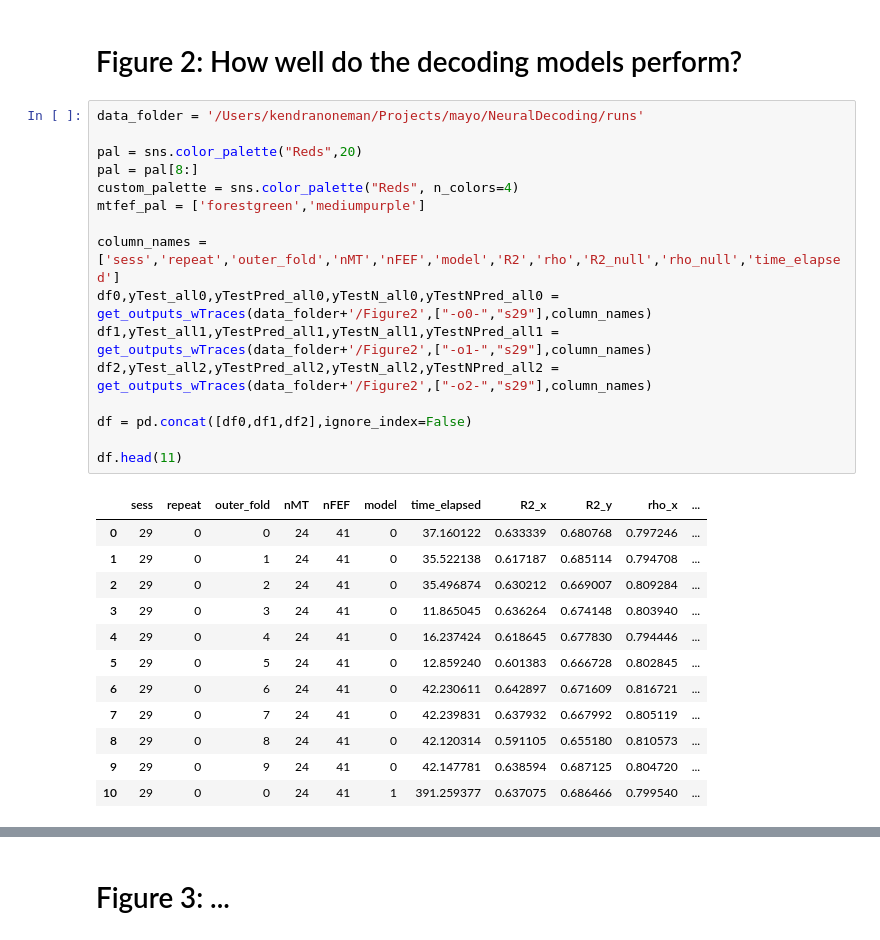
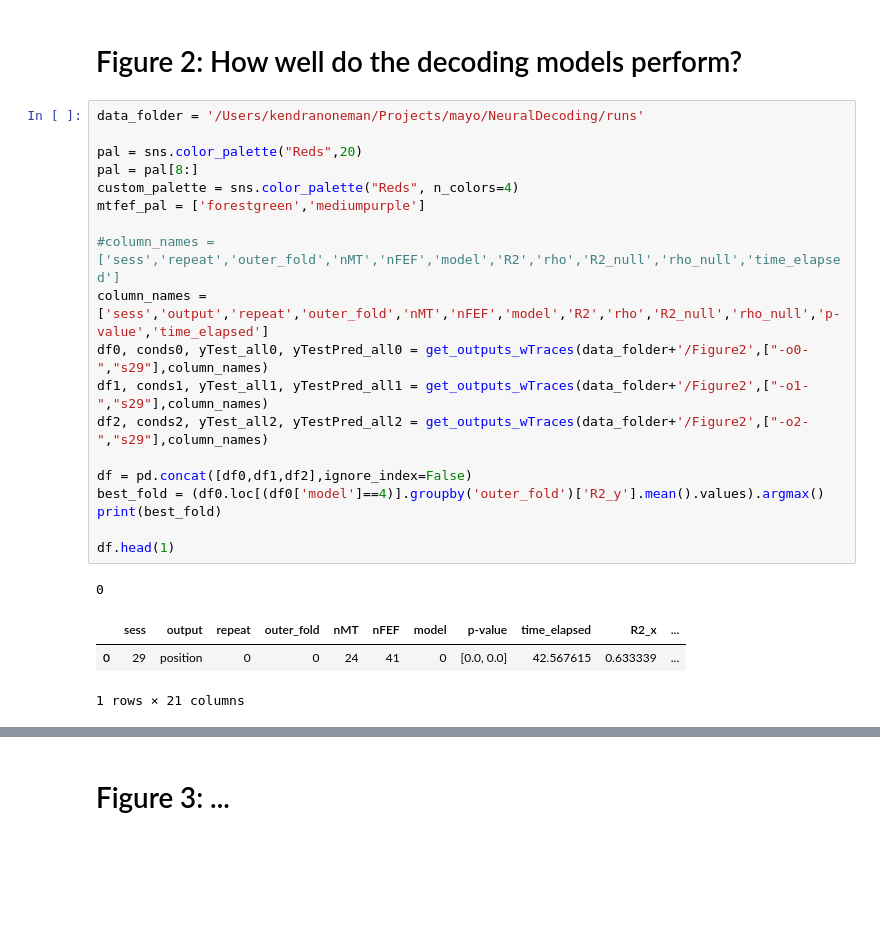
Before and after one commit to mayolabvision/NeuralDecoding, a Jupyter notebook: analyses/Manuscript_Plots.ipynb, the cells around one changed output, grey strips where cells are left out. Saved outputs shown, nothing was run; the diff lists cells and outputs as text; blank space fills up the shorter version.

```diff
--- a/analyses/Manuscript_Plots.ipynb
+++ b/analyses/Manuscript_Plots.ipynb
@@ -101,30 +97,25 @@ fig2.savefig(fig_folder+'/examp_eyepos.png', dpi=600, bbox_inches='tight')
 # %%
 data_folder = '/Users/kendranoneman/Projects/mayo/NeuralDecoding/runs'
 
 pal = sns.color_palette("Reds",20)
 pal = pal[8:]
 custom_palette = sns.color_palette("Reds", n_colors=4)
 mtfef_pal = ['forestgreen','mediumpurple']
 
-column_names = ['sess','repeat','outer_fold','nMT','nFEF','model','R2','rho','R2_null','rho_null','time_elapsed']
-df0,yTest_all0,yTestPred_all0,yTestN_all0,yTestNPred_all0 = get_outputs_wTraces(data_folder+'/Figure2',["-o0-","s29"],column_names)
-df1,yTest_all1,yTestPred_all1,yTestN_all1,yTestNPred_all1 = get_outputs_wTraces(data_folder+'/Figure2',["-o1-","s29"],column_names)
-df2,yTest_all2,yTestPred_all2,yTestN_all2,yTestNPred_all2 = get_outputs_wTraces(data_folder+'/Figure2',["-o2-","s29"],column_names)
+#column_names = ['sess','repeat','outer_fold','nMT','nFEF','model','R2','rho','R2_null','rho_null','time_elapsed']
+column_names = ['sess','output','repeat','outer_fold','nMT','nFEF','model','R2','rho','R2_null','rho_null','p-value','time_elapsed']
+df0, conds0, yTest_all0, yTestPred_all0 = get_outputs_wTraces(data_folder+'/Figure2',["-o0-","s29"],column_names)
+df1, conds1, yTest_all1, yTestPred_all1 = get_outputs_wTraces(data_folder+'/Figure2',["-o1-","s29"],column_names)
+df2, conds2, yTest_all2, yTestPred_all2 = get_outputs_wTraces(data_folder+'/Figure2',["-o2-","s29"],column_names)
 
 df = pd.concat([df0,df1,df2],ignore_index=False)
+best_fold = (df0.loc[(df0['model']==4)].groupby('outer_fold')['R2_y'].mean().values).argmax()
+print(best_fold)
 
-df.head(11)
+df.head(1)
 # %% [output]
+0
-|  | sess | repeat | outer_fold | nMT | nFEF | model | time_elapsed | R2_x | R2_y | rho_x | ... |
-| 0 | 29 | 0 | 0 | 24 | 41 | 0 | 37.160122 | 0.633339 | 0.680768 | 0.797246 | ... |
-| 1 | 29 | 0 | 1 | 24 | 41 | 0 | 35.522138 | 0.617187 | 0.685114 | 0.794708 | ... |
-| 2 | 29 | 0 | 2 | 24 | 41 | 0 | 35.496874 | 0.630212 | 0.669007 | 0.809284 | ... |
-| 3 | 29 | 0 | 3 | 24 | 41 | 0 | 11.865045 | 0.636264 | 0.674148 | 0.803940 | ... |
-| 4 | 29 | 0 | 4 | 24 | 41 | 0 | 16.237424 | 0.618645 | 0.677830 | 0.794446 | ... |
-| 5 | 29 | 0 | 5 | 24 | 41 | 0 | 12.859240 | 0.601383 | 0.666728 | 0.802845 | ... |
-| 6 | 29 | 0 | 6 | 24 | 41 | 0 | 42.230611 | 0.642897 | 0.671609 | 0.816721 | ... |
-| 7 | 29 | 0 | 7 | 24 | 41 | 0 | 42.239831 | 0.637932 | 0.667992 | 0.805119 | ... |
-| 8 | 29 | 0 | 8 | 24 | 41 | 0 | 42.120314 | 0.591105 | 0.655180 | 0.810573 | ... |
-| 9 | 29 | 0 | 9 | 24 | 41 | 0 | 42.147781 | 0.638594 | 0.687125 | 0.804720 | ... |
-| 10 | 29 | 0 | 0 | 24 | 41 | 1 | 391.259377 | 0.637075 | 0.686466 | 0.799540 | ... |
+|  | sess | output | repeat | outer_fold | nMT | nFEF | model | p-value | time_elapsed | R2_x | ... |
+| 0 | 29 | position | 0 | 0 | 24 | 41 | 0 | [0.0, 0.0] | 42.567615 | 0.633339 | ... |
+1 rows × 21 columns
 # %%
```
Also changed, not shown: parts of 8 cells of this notebook, 1 other file.
